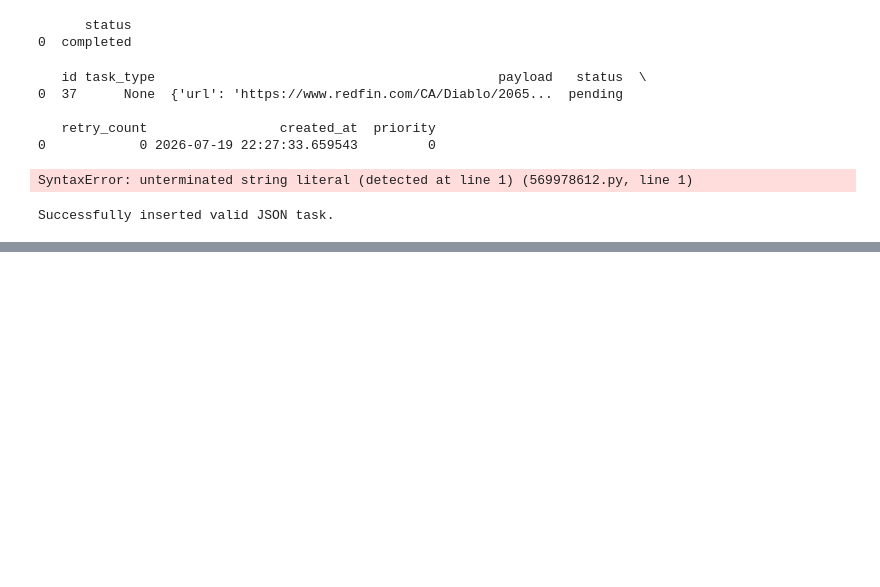
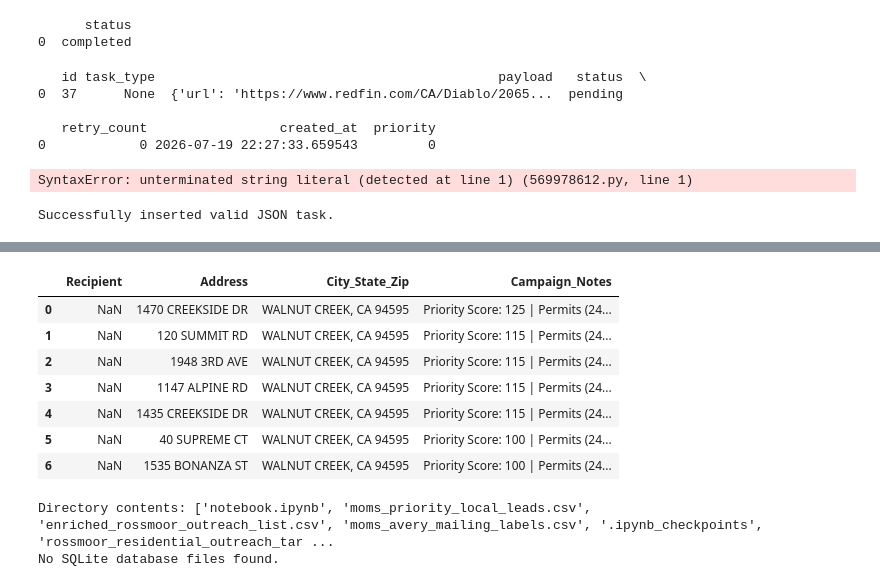
Before and after one commit to samuel-stone/eastbayrealestate, a Jupyter notebook: analytics/notebook.ipynb, the cells around one changed output, grey strips where cells are left out. Drawn from its saved outputs; the diff is of its cells as text; code cells hidden in the pictures; blank space fills up the shorter version.

```diff
--- a/analytics/notebook.ipynb
+++ b/analytics/notebook.ipynb
@@ -548,0 +984,20 @@ with engine.begin() as conn:
+# %%
+import pandas as pd
+
+# 1. Load the elite local leads list
+df = pd.read_csv('moms_priority_local_leads.csv')
+
+# 2. Format columns specifically for mailing labels & outreach printing
+labels_df = pd.DataFrame()
+labels_df['Recipient'] = 'Current Resident / Property Owner'
+labels_df['Address'] = df['address']
+labels_df['City_State_Zip'] = df['city'] + ', CA 94595'
+labels_df['Campaign_Notes'] = 'Priority Score: ' + df['priority_score'].astype(str) + ' | Permits (24m): ' + df['building_permit_count_24m'].astype(str)
+
+# 3. Export to a dedicated mailing label CSV
+labels_df.to_csv('moms_avery_mailing_labels.csv', index=False)
+print(f"Successfully generated 'moms_avery_mailing_labels.csv' with {len(labels_df)} print-ready mailing labels!")
+
+# 4. Preview the formatted labels
+display(labels_df.head(10))
+# %% [output]
@@ -548,0 +1005,40 @@ with engine.begin() as conn:
+|  | Recipient | Address | City_State_Zip | Campaign_Notes |
+| 0 | NaN | 1470 CREEKSIDE DR | WALNUT CREEK, CA 94595 | Priority Score: 125 | Permits (24... |
+| 1 | NaN | 120 SUMMIT RD | WALNUT CREEK, CA 94595 | Priority Score: 115 | Permits (24... |
+| 2 | NaN | 1948 3RD AVE | WALNUT CREEK, CA 94595 | Priority Score: 115 | Permits (24... |
+| 3 | NaN | 1147 ALPINE RD | WALNUT CREEK, CA 94595 | Priority Score: 115 | Permits (24... |
+| 4 | NaN | 1435 CREEKSIDE DR | WALNUT CREEK, CA 94595 | Priority Score: 115 | Permits (24... |
+| 5 | NaN | 40 SUPREME CT | WALNUT CREEK, CA 94595 | Priority Score: 100 | Permits (24... |
+| 6 | NaN | 1535 BONANZA ST | WALNUT CREEK, CA 94595 | Priority Score: 100 | Permits (24... |
+# %%
+import os
+import sqlite3
+import pandas as pd
+
+print("Directory contents:", os.listdir('.'))
+
+# Check if there are any sqlite databases or task queue files
+for f in os.listdir('.'):
+    if f.endswith('.db') or f.endswith('.sqlite') or 'task' in f.lower() or 'queue' in f.lower():
+        print(f"Found relevant file: {f}")
+
+# Let's check if there's any sqlite db file in the workspace
+db_files = [f for f in os.listdir('.') if f.endswith('.db') or f.endswith('.sqlite')]
+if db_files:
+    for db in db_files:
+        print(f"\nInspecting database: {db}")
+        conn = sqlite3.connect(db)
+        tables = pd.read_sql("SELECT name FROM sqlite_master WHERE type='table';", conn)
+        print("Tables:", tables['name'].tolist())
+        for t in tables['name']:
+            try:
+                df_t = pd.read_sql(f"SELECT * FROM {t} LIMIT 5;", conn)
+                print(f"Table {t} sample:", df_t)
+            except Exception as e:
+                print(f"Could not read table {t}: {e}")
+        conn.close()
+else:
+    print("No SQLite database files found.")
+# %% [output]
+Directory contents: ['notebook.ipynb', 'moms_priority_local_leads.csv', 'enriched_rossmoor_outreach_list.csv', 'moms_avery_mailing_labels.csv', '.ipynb_checkpoints', 'rossmoor_residential_outreach_tar ...
+No SQLite database files found.
```
Also changed, not shown: parts of 8 cells of this notebook, 7 other files.
